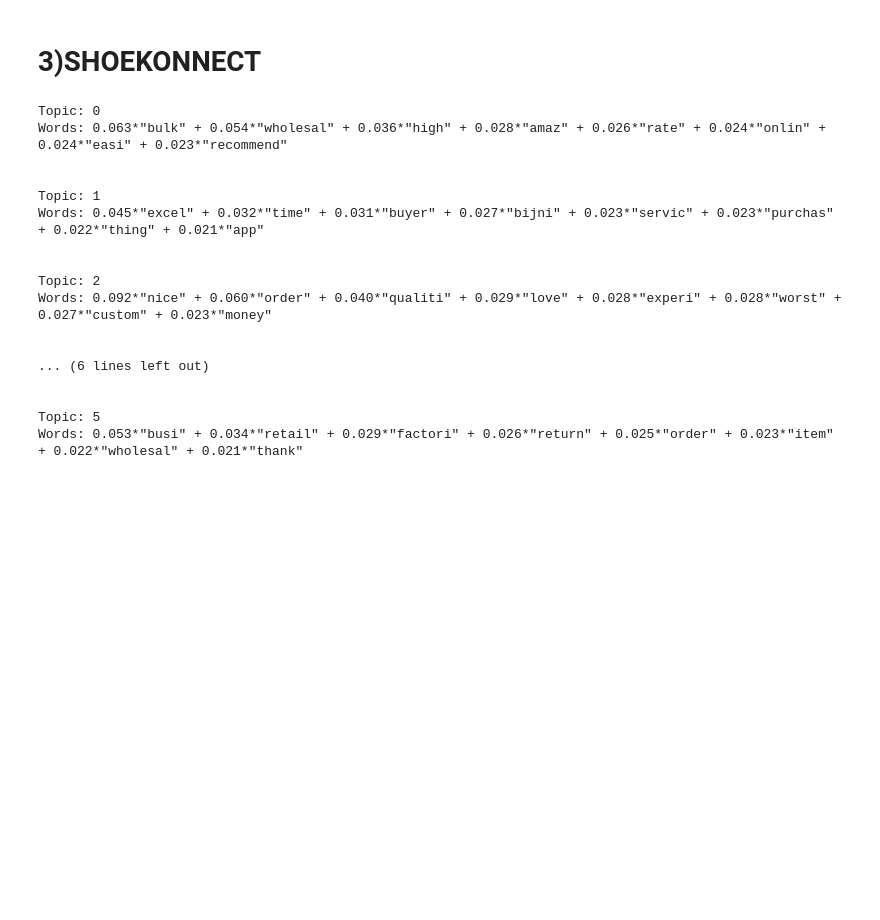
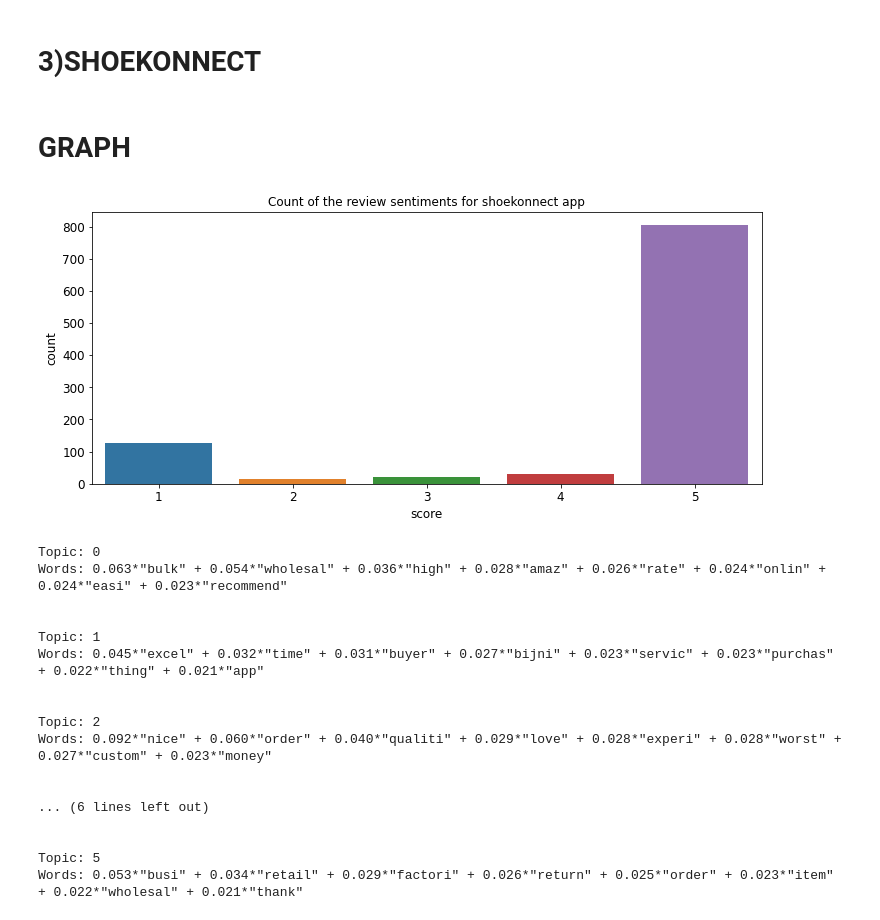
Before and after one commit to vedasam-ch15/Google-Play-Store-Data-Analysis, a Jupyter notebook: Topic_Modeling_apps.ipynb, the cells around one changed output. Drawn from its saved outputs; the diff is of its cells as text; code cells hidden in the pictures; blank space fills up the shorter version.

```diff
--- a/Topic_Modeling_apps.ipynb
+++ b/Topic_Modeling_apps.ipynb
@@ -264,6 +281,13 @@ Words: 0.495*"excel" + 0.284*"work" + 0.130*"like" + 0.018*"problem" + 0.006*"se
 * Topic 6: Problem with the service (non technical)
 # %% [markdown]
 # **3)SHOEKONNECT**
+# %% [markdown]
+# GRAPH
+# %%
+data = load_app_csv(appsnamelist[2])
+graph(appsnamelist[2], data)
+# %% [output]
+[figure, added]
 # %%
 lda(appsnamelist[2])
 # %% [output]
```
Also changed, not shown: parts of 65 cells of this notebook.
